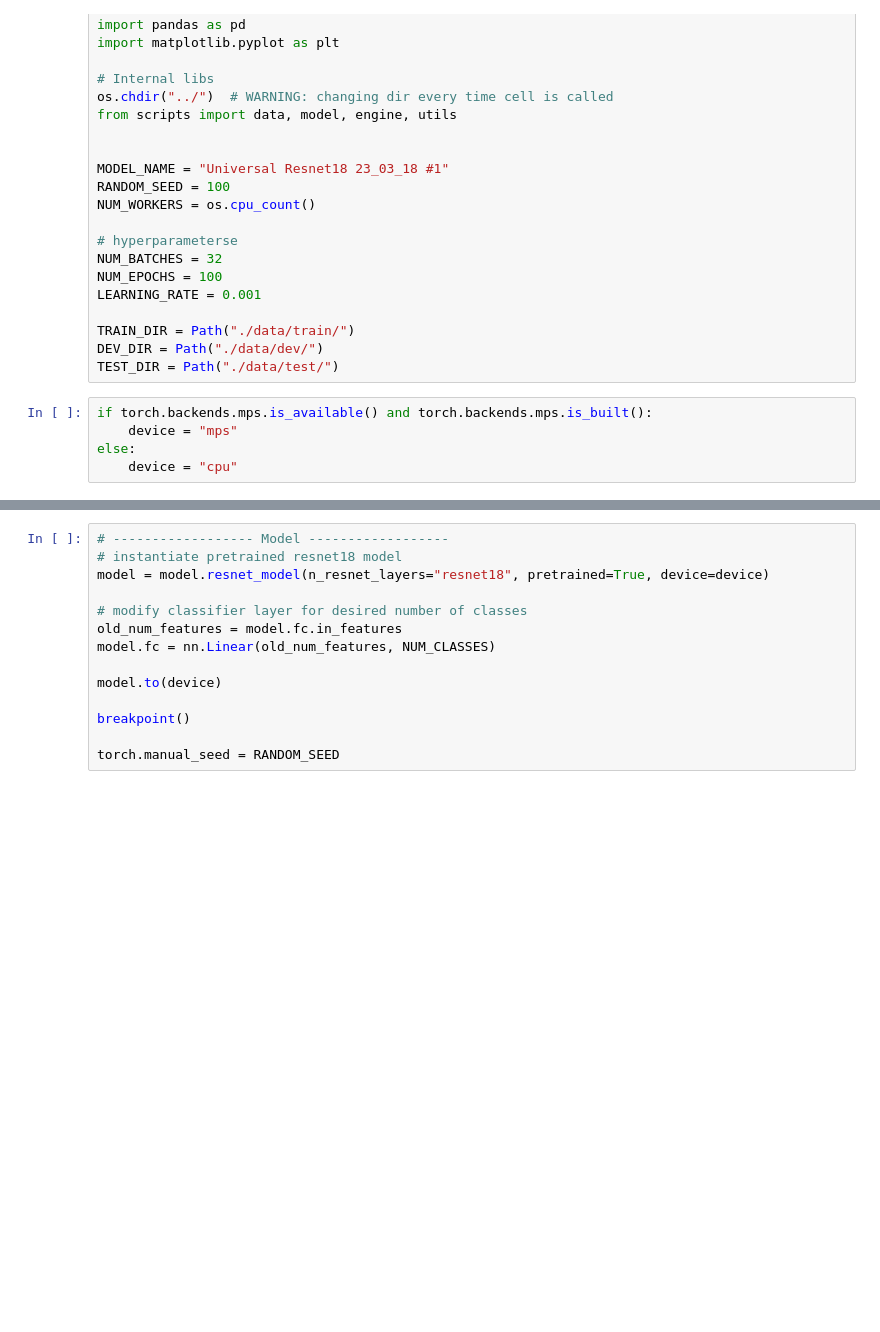
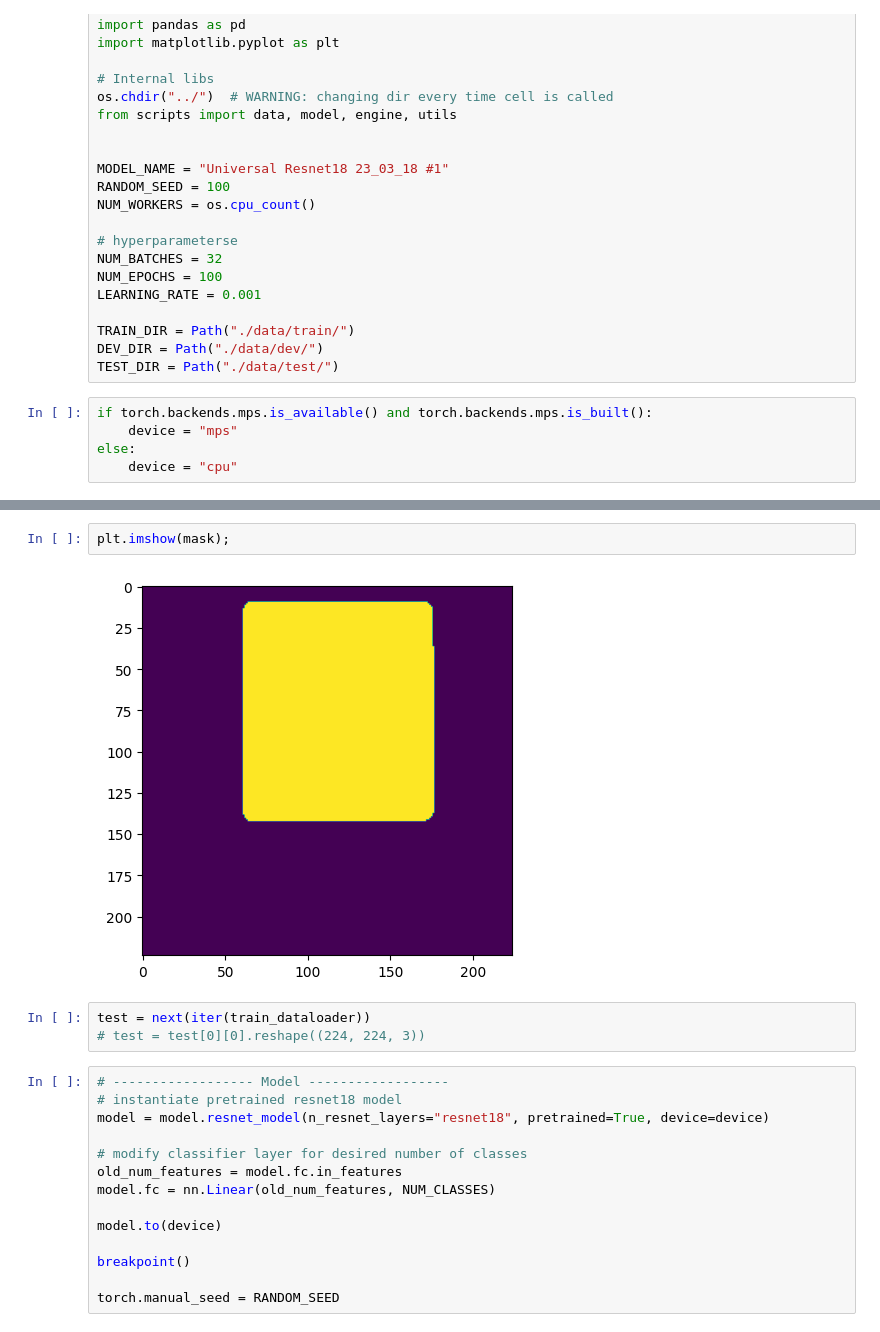
Before and after one commit to akshaytrikha/transfer-learning, a Jupyter notebook: notebooks/testing.ipynb, the cells around one changed output, grey strips where cells are left out. Cells and saved outputs as stored; diff of their text form; blank space fills up the shorter version.

```diff
--- a/notebooks/testing.ipynb
+++ b/notebooks/testing.ipynb
@@ -82,3 +83,10 @@ test = next(iter(train_dataloader))
+# %%
+plt.imshow(mask);
+# %% [output]
+[figure, added]
+# %%
+test = next(iter(train_dataloader))
+# test = test[0][0].reshape((224, 224, 3))
 # %%
 # ------------------ Model ------------------
 # instantiate pretrained resnet18 model
```
Also changed, not shown: parts of 9 cells of this notebook, 3 other files.
